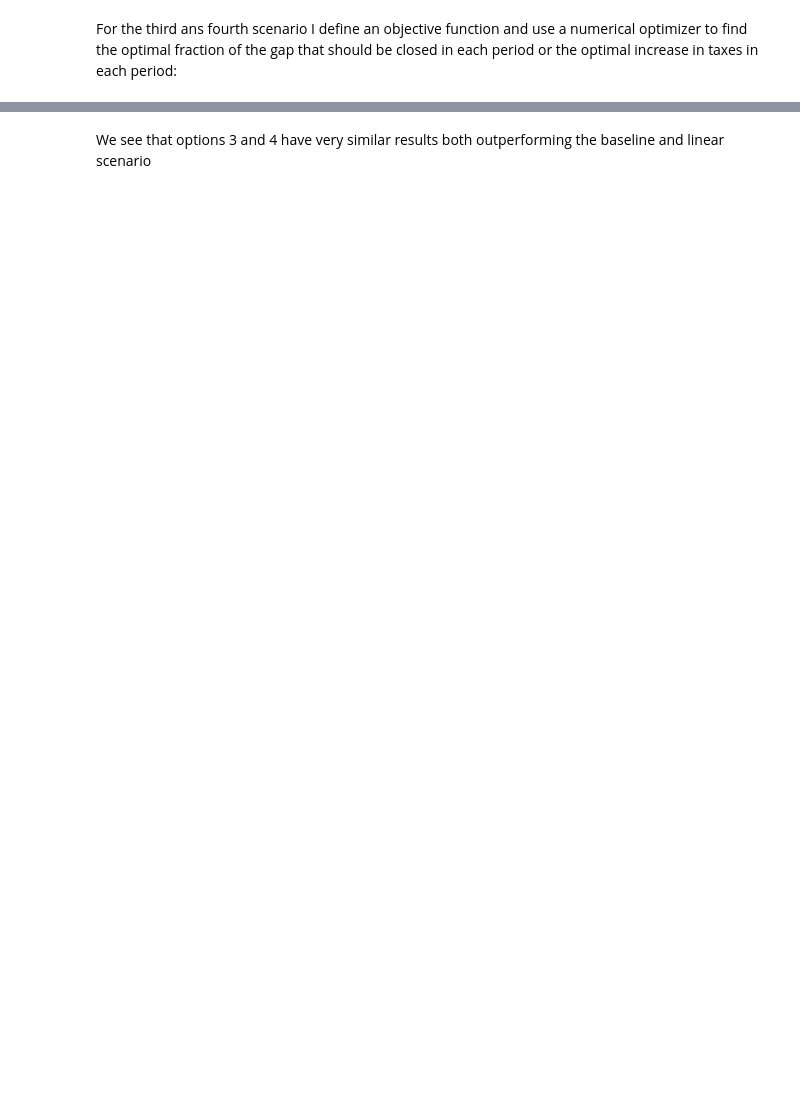
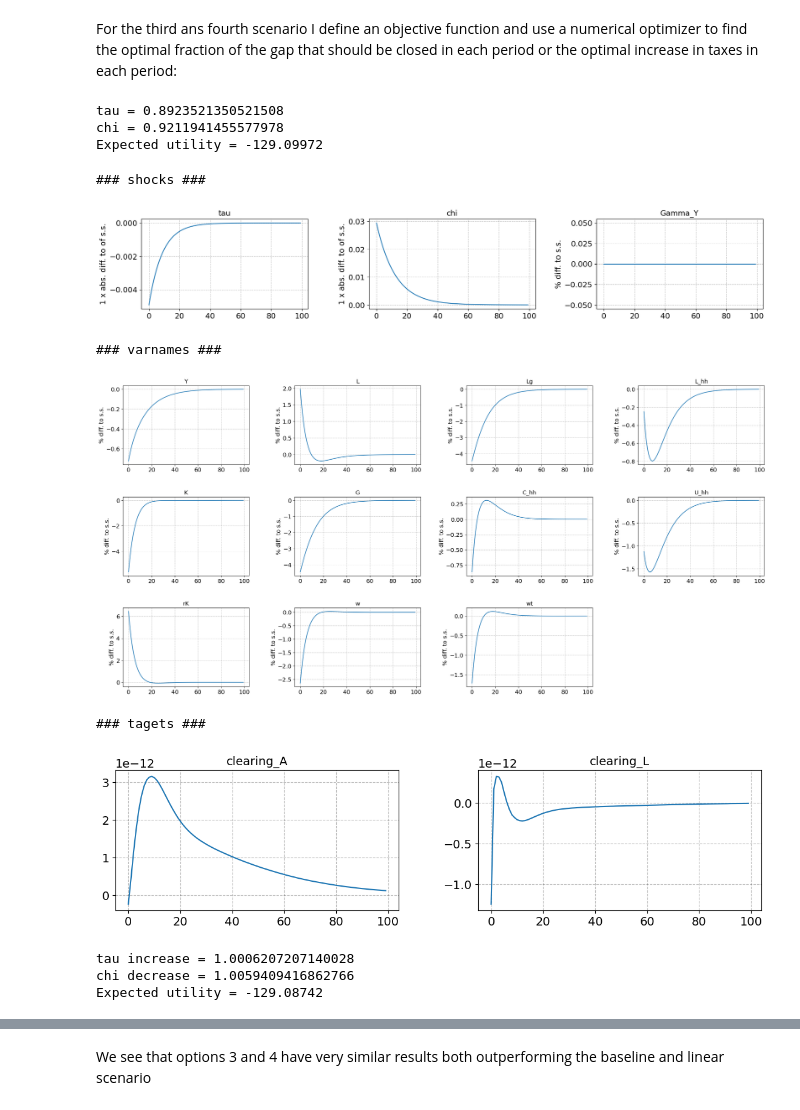
Before and after one commit to JohanOelgaard/AdvMacroHetAgent, a Jupyter notebook: Assignment 2/v1.3/HANCWelfareModel.ipynb, the cells around one changed output, grey strips where cells are left out. Drawn from its saved outputs; the diff is of its cells as text; code cells hidden in the pictures; blank space fills up the shorter version.

```diff
--- a/Assignment 2/v1.3/HANCWelfareModel.ipynb
+++ b/Assignment 2/v1.3/HANCWelfareModel.ipynb
@@ -246,14 +423,14 @@ modelIII.show_IRFs(paths,ncols=4,T_max=100,abs_diff=['tau','chi'])
 # %% [markdown]
 For the third ans fourth scenario I define an objective function and use a numerical optimizer to find the optimal fraction of the gap that should be closed in each period or the optimal increase in taxes in each period:
 # %%
-def obj_nonlin_decrease(decr_tau,decr_chi):
+def obj_nonlin_decrease(decr_tau,decr_chi,model):
     #a. Creating arrays for the shocks
     dtau = np.zeros(par.T)
     dchi = np.zeros(par.T)
 
     #b. Assuming government cannot adjust the tax rate in the first period but must observe the shock
-    dtau[0:1] = modelII.ss.tau - modelIII.ss.tau
-    dchi[0:1] = modelII.ss.chi - modelIII.ss.chi
+    dtau[0:1] = modelII.ss.tau - model.ss.tau
+    dchi[0:1] = modelII.ss.chi - model.ss.chi
 
     #c. Setting the shock values for the remaining periods
     for i in range(1,par.T):
@@ -266,20 +443,31 @@ def obj_nonlin_decrease(decr_tau,decr_chi):
 
     #e. finding the transition path
     sys.stdout = open(os.devnull, 'w')
-    modelIII.find_transition_path(shocks=shocks,ini=ini,do_print=False)
+    model.find_transition_path(shocks=shocks,ini=ini,do_print=False)
     sys.stdout = original_stdout
 
     #f. Calculating the expected utility
-    val = - np.sum([modelIII.par.beta**t * np.sum((modelIII.path.u[t]+(modelIII.path.G[t]+modelIII.par.S)**(1-modelIII.par.omega)/(1-modelIII.par.omega)) * modelIII.path.D[t] / (np.sum(modelIII.path.D[t]))) for t in range(modelIII.par.T)])
-
+    val = - np.sum([model.par.beta**t * np.sum((model.path.u[t]+(model.path.G[t]+model.par.S)**(1-model.par.omega)/(1-model.par.omega)) * model.path.D[t] / (np.sum(model.path.D[t]))) for t in range(model.par.T)])
     return val
 # %%
-opt_nonlin_decrease = optimize.minimize(lambda x: obj_nonlin_decrease(x[0],x[1]), x0=[0.5,0.5], bounds=((0.0,1.0),(0.0,1.0)), method='Nelder-Mead')
+modelIIIb = modelIII.copy()
+opt_nonlin_decrease = optimize.minimize(lambda x: obj_nonlin_decrease(x[0],x[1],modelIIIb), x0=[0.93,0.93], bounds=((0.0,1.0),(0.0,1.0)), method='L-BFGS-B')
 print(f'tau = {opt_nonlin_decrease.x[0]}')
 print(f'chi = {opt_nonlin_decrease.x[1]}')
 print(f'Expected utility = {-opt_nonlin_decrease.fun:.5f}')
+# %% [output]
+tau = 0.8923521350521508
+chi = 0.9211941455577978
+Expected utility = -129.09972
 # %%
-obj_nonlin_decrease(opt_nonlin_decrease.x[0],opt_nonlin_decrease.x[1])
-paths = ['Y','L','Lg','L_hh','K','G','C_hh','U_hh','rK','w','wt']
-modelIII.show_IRFs(paths,ncols=4,T_max=100,abs_diff=['tau','chi'])
+obj_nonlin_decrease(opt_nonlin_decrease.x[0],opt_nonlin_decrease.x[1],modelIIIb)
+# paths = ['Y','L','Lg','L_hh','K','G','C_hh','U_hh','rK','w','wt']
+# modelIIIb.show_IRFs(paths,ncols=4,T_max=100,abs_diff=['tau','chi'])
+# %% [output]
+### shocks ###
+[figure, added]
+### varnames ###
+[figure, added]
+### tagets ###
+[figure, added]
 # %%
@@ -314,8 +502,13 @@ def obj_nonlin_increase(incr_tau,incr_chi):
 
     return val
 # %%
-opt_nonlin_increase = optimize.minimize(lambda x: obj_nonlin_increase(x[0],x[1]), x0=(1.0,1.0), bounds=((1.0,modelIII.ss.tau/modelII.ss.tau),(1.0,modelIII.ss.chi/modelII.ss.chi)),  method='Nelder-Mead')
+modelIIIc = modelIII.copy()
+opt_nonlin_increase = optimize.minimize(lambda x: obj_nonlin_increase(x[0],x[1],modelIIIc), x0=(1.0,1.0), bounds=((1.0,modelIIIc.ss.tau/modelII.ss.tau),(1.0,modelIIIc.ss.chi/modelII.ss.chi)),  method='Nelder-Mead')
 print(f'tau increase = {opt_nonlin_increase.x[0]}')
 print(f'chi decrease = {opt_nonlin_increase.x[1]}')
 print(f'Expected utility = {-opt_nonlin_increase.fun:.5f}')
+# %% [output]
+tau increase = 1.0006207207140028
+chi decrease = 1.0059409416862766
+Expected utility = -129.08742
 # %%
```
Also changed, not shown: parts of 25 cells of this notebook.
